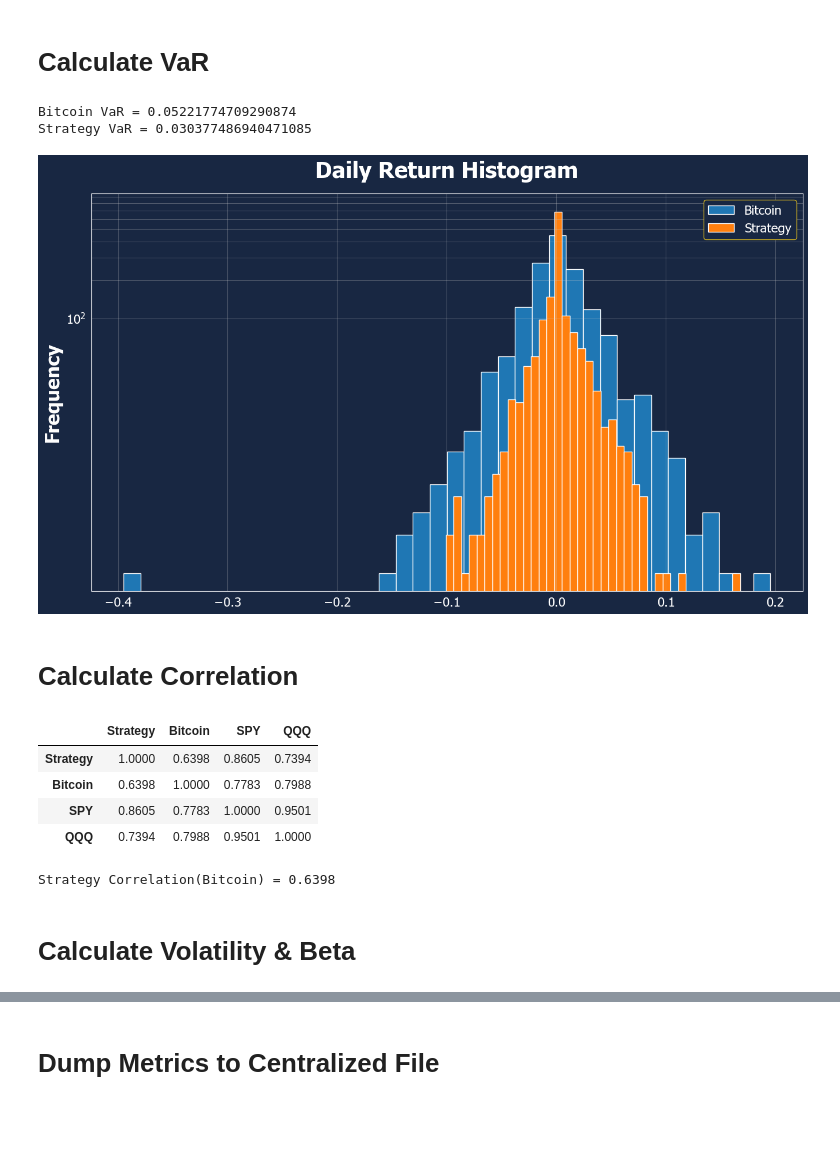
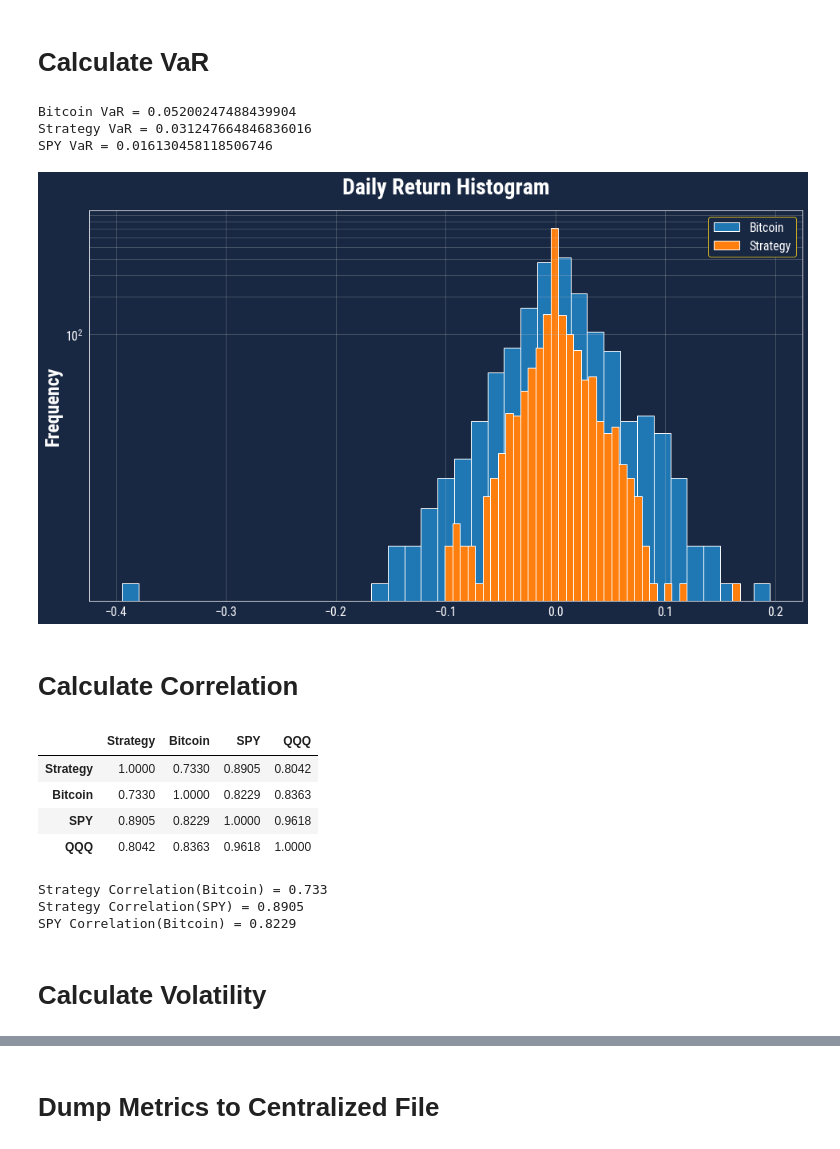
Before and after one commit to joshua-peck/truecode_metrics, a Jupyter notebook: TrueCode Metrics.ipynb, the cells around one changed output, grey strips where cells are left out. Cells and saved outputs as stored; diff of their text form; code cells hidden in the pictures; blank space fills up the shorter version.

Commit message:
Updating metrics for April 2024

```diff
--- a/TrueCode Metrics.ipynb
+++ b/TrueCode Metrics.ipynb
@@ -12,7 +12,7 @@ from matplotlib import font_manager
 from IPython.display import FileLink, FileLinks
 import math
 # %%
-datafile = 'truecode-metrics-december-2023.csv'
+datafile = 'Daily Performance Worksheet - April 2024 - truecode-metrics.csv'
 
 SYMBOLS = [ 'Strategy', 'Bitcoin', 'SPY', 'QQQ']
 
@@ -44,11 +44,11 @@ FUND_END_DATE = dt.fromisoformat('2023-12-31')
 # %%
 # BITCOIN-FUND is Bitcoin metrics over the same time period as the Fund
-# BITCOIN-COMBINED is Bitcoin metrics over the same time period as the combined Fund and Family Office Account
+# BITCOIN-ALL is Bitcoin metrics over the same time period as the combined Fund and Family Office Account
 PITCH_DECK_METRICS = {
-    'FUND': {},
-    'COMBINED': {},
-    'BITCOIN-FUND': {},
-    'BITCOIN-COMBINED': {},
+#     'FUND': {},
+    'ALL': {},
+#     'BITCOIN-FUND': {},
+    'BITCOIN-ALL': {},
     'SPY': {},
     'QQQ': {},
 }
@@ -185,18 +192,18 @@ prices[['Strategy', 'Bitcoin', 'SPY', 'QQQ']]
 sample = prices[FUND_START_DATE:FUND_END_DATE]
 stats = sample[SYMBOLS].calc_stats()
 
-PITCH_DECK_METRICS['FUND']['Month to Date'] = stats['Strategy'].mtd
-PITCH_DECK_METRICS['BITCOIN-FUND']['Month to Date'] = stats['Bitcoin'].mtd
-PITCH_DECK_METRICS['SPY']['Month to Date'] = stats['SPY'].mtd
-PITCH_DECK_METRICS['QQQ']['Month to Date'] = stats['QQQ'].mtd
+# PITCH_DECK_METRICS['FUND']['Month to Date'] = stats['Strategy'].mtd
+# PITCH_DECK_METRICS['BITCOIN-FUND']['Month to Date'] = stats['Bitcoin'].mtd
+# PITCH_DECK_METRICS['SPY']['Month to Date'] = stats['SPY'].mtd
+# PITCH_DECK_METRICS['QQQ']['Month to Date'] = stats['QQQ'].mtd
 
-PITCH_DECK_METRICS['FUND']['Year to Date'] = stats['Strategy'].ytd
-PITCH_DECK_METRICS['BITCOIN-FUND']['Year to Date'] = stats['Bitcoin'].ytd
-PITCH_DECK_METRICS['SPY']['Year to Date'] = stats['SPY'].ytd
-PITCH_DECK_METRICS['QQQ']['Year to Date'] = stats['QQQ'].ytd
+# PITCH_DECK_METRICS['FUND']['Year to Date'] = stats['Strategy'].ytd
+# PITCH_DECK_METRICS['BITCOIN-FUND']['Year to Date'] = stats['Bitcoin'].ytd
+# PITCH_DECK_METRICS['SPY']['Year to Date'] = stats['SPY'].ytd
+# PITCH_DECK_METRICS['QQQ']['Year to Date'] = stats['QQQ'].ytd
 
-PITCH_DECK_METRICS['FUND']['CAGR'] = stats['Strategy'].cagr
-PITCH_DECK_METRICS['BITCOIN-FUND']['CAGR'] = stats['Bitcoin'].cagr
+# PITCH_DECK_METRICS['FUND']['CAGR'] = stats['Strategy'].cagr
+# PITCH_DECK_METRICS['BITCOIN-FUND']['CAGR'] = stats['Bitcoin'].cagr
 
 stats.display()
 # %% [output]
@@ -464,28 +539,33 @@ Name: Strategy, Length: 1474, dtype: float64
 # %%
 bitcoin_daily_returns = prices['Bitcoin'].pct_change(freq="D")
 strategy_daily_returns = prices['Strategy'].pct_change(freq="D")
+spy_daily_returns = prices['SPY'].pct_change(freq="D")
 
 VaR_95_bitcoin = abs(bitcoin_daily_returns.quantile(0.05))
 VaR_95_strategy = abs(strategy_daily_returns.quantile(0.05))
+VaR_95_spy = abs(spy_daily_returns.quantile(0.05))
 
 print('Bitcoin VaR =', VaR_95_bitcoin)
 print('Strategy VaR =', VaR_95_strategy)
+print('SPY VaR =', VaR_95_spy)
 
 ax = bitcoin_daily_returns.plot(kind='hist', logy=True, legend=True, title='Daily Return Histogram', bins=int(math.sqrt(len(bitcoin_daily_returns))))
 strategy_daily_returns.plot(kind='hist', logy=True, legend=True, bins=int(math.sqrt(len(strategy_daily_returns))))
 
 ax.yaxis.set_major_locator(mpl.ticker.MaxNLocator(integer=True))
 ax.yaxis.set_minor_locator(mpl.ticker.MaxNLocator(integer=True))
 # ax.xaxis.set_major_locator(mdates.MonthLocator(bymonth=range(1,13, 4)))
 # ax.xaxis.set_minor_locator(mdates.MonthLocator())
 ax.grid(True)
 
-PITCH_DECK_METRICS['COMBINED']['VaR (95%)'] = VaR_95_strategy
-PITCH_DECK_METRICS['BITCOIN-COMBINED']['VaR (95%)'] = VaR_95_bitcoin
+PITCH_DECK_METRICS['ALL']['VaR (95%)'] = VaR_95_strategy
+PITCH_DECK_METRICS['BITCOIN-ALL']['VaR (95%)'] = VaR_95_bitcoin
+PITCH_DECK_METRICS['SPY']['VaR (95%)'] = VaR_95_spy
 # %% [output]
-Bitcoin VaR = 0.05221774709290874
-Strategy VaR = 0.030377486940471085
+Bitcoin VaR = 0.05200247488439904
+Strategy VaR = 0.031247664846836016
+SPY VaR = 0.016130458118506746
-[figure, old version]
+[figure, new version]
 # %% [markdown]
 # Calculate Correlation
 # %%
@@ -493,22 +573,28 @@ corr = prices[['Strategy', 'Bitcoin', 'SPY', 'QQQ']].corr()
 corr
 # %% [output]
 |  | Strategy | Bitcoin | SPY | QQQ |
-| Strategy | 1.0000 | 0.6398 | 0.8605 | 0.7394 |
-| Bitcoin | 0.6398 | 1.0000 | 0.7783 | 0.7988 |
-| SPY | 0.8605 | 0.7783 | 1.0000 | 0.9501 |
-| QQQ | 0.7394 | 0.7988 | 0.9501 | 1.0000 |
+| Strategy | 1.0000 | 0.7330 | 0.8905 | 0.8042 |
+| Bitcoin | 0.7330 | 1.0000 | 0.8229 | 0.8363 |
+| SPY | 0.8905 | 0.8229 | 1.0000 | 0.9618 |
+| QQQ | 0.8042 | 0.8363 | 0.9618 | 1.0000 |
 # %%
-strategy_corr_bitcoin = corr[['Strategy']].loc['Bitcoin'].iloc[0]
-strategy_corr_spy = corr[['Strategy']].loc['SPY'].iloc[0]
-PITCH_DECK_METRICS['COMBINED']['Correlation to BTC'] = strategy_corr_bitcoin
-PITCH_DECK_METRICS['COMBINED']['Correlation to SPY'] = strategy_corr_spy
-PITCH_DECK_METRICS['BITCOIN-COMBINED']['Correlation to BTC'] = 1.0
+corr_bitcoin_strategy = corr_strategy_bitcoin = corr[['Strategy']].loc['Bitcoin'].iloc[0]
+corr_spy_strategy = corr_strategy_spy = corr[['Strategy']].loc['SPY'].iloc[0]
+corr_bitcoin_spy = corr_spy_bitcoin = corr[['SPY']].loc['Bitcoin'].iloc[0]
+PITCH_DECK_METRICS['ALL']['Correlation to BTC'] = corr_bitcoin_strategy
+PITCH_DECK_METRICS['ALL']['Correlation to SPY'] = corr_spy_strategy
+PITCH_DECK_METRICS['SPY']['Correlation to BTC'] = corr_bitcoin_spy
+PITCH_DECK_METRICS['BITCOIN-ALL']['Correlation to BTC'] = 1.0
 PITCH_DECK_METRICS['SPY']['Correlation to SPY'] = 1.0
-print("Strategy Correlation(Bitcoin) = {:.4}".format(strategy_corr_bitcoin))
+print("Strategy Correlation(Bitcoin) = {:.4}".format(corr_strategy_bitcoin))
+print("Strategy Correlation(SPY) = {:.4}".format(corr_spy_strategy))
+print("SPY Correlation(Bitcoin) = {:.4}".format(corr_bitcoin_spy))
 # %% [output]
-Strategy Correlation(Bitcoin) = 0.6398
+Strategy Correlation(Bitcoin) = 0.733
+Strategy Correlation(SPY) = 0.8905
+SPY Correlation(Bitcoin) = 0.8229
 # %% [markdown]
-# Calculate Volatility & Beta
+# Calculate Volatility
 # %%
 treasury_10y = .0459
 strategy_vol = stats['Strategy'].stats['yearly_vol']
```
Also changed, not shown: parts of 28 cells of this notebook, 3 other files.
